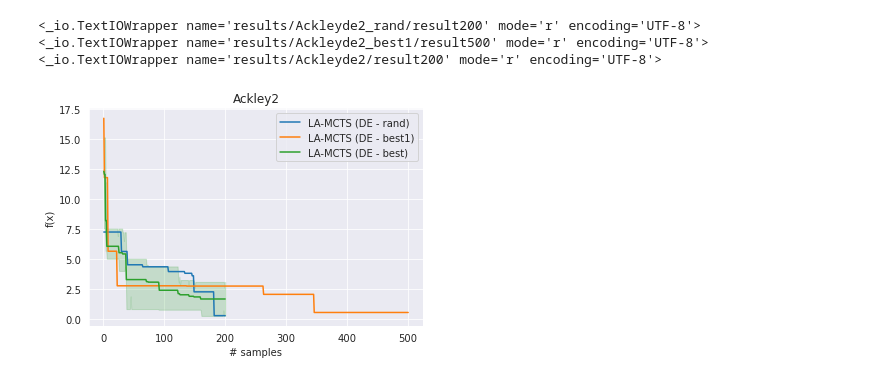
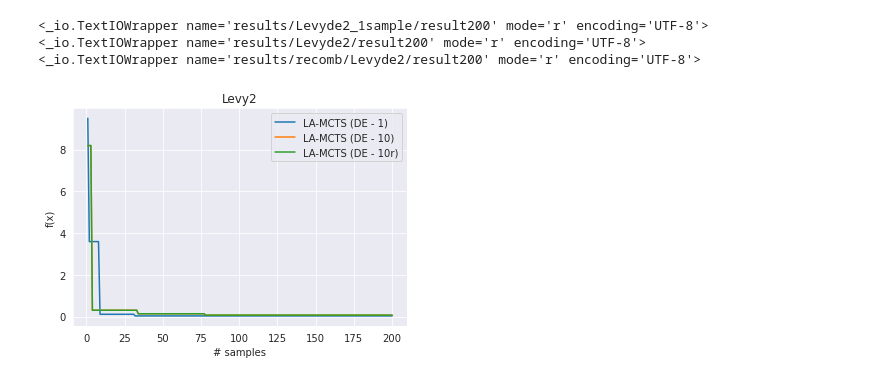
Before and after one commit to Marina-DU/LaMCTS, a Jupyter notebook: LA-MCTS/compare_solvers.ipynb, the cells around one changed output. Drawn from its saved outputs; the diff is of its cells as text; code cells hidden in the pictures.

```diff
--- a/LA-MCTS/compare_solvers.ipynb
+++ b/LA-MCTS/compare_solvers.ipynb
@@ -108,18 +156,18 @@ plt.show();
 # %%
-ackley_rand = get_dataframe('results/Ackleyde2_rand/result200')
-ackley_best1 = get_dataframe('results/Ackleyde2_best1/result500')
-ackley_best = get_dataframe('results/Ackleyde2/result200')
+levy_1 = get_dataframe('results/Levyde2_1sample/result200')
+levy_10 = get_dataframe('results/Levyde2/result200')
+levy_10_recomb = get_dataframe('results/recomb/Levyde2/result200')
 
-sns.lineplot(data=ackley_rand, x='variable', y='value', label='LA-MCTS (DE - rand)')
-sns.lineplot(data=ackley_best1, x='variable', y='value', label='LA-MCTS (DE - best1)')
-sns.lineplot(data=ackley_best, x='variable', y='value', label='LA-MCTS (DE - best)')
+sns.lineplot(data=levy_1, x='variable', y='value', label='LA-MCTS (DE - 1)')
+sns.lineplot(data=levy_10, x='variable', y='value', label='LA-MCTS (DE - 10)')
+sns.lineplot(data=levy_10, x='variable', y='value', label='LA-MCTS (DE - 10r)')
 
-plt.title('Ackley2')
+plt.title('Levy2')
 plt.xlabel('# samples')
 plt.ylabel('f(x)')
 plt.show()
 # %% [output]
-<_io.TextIOWrapper name='results/Ackleyde2_rand/result200' mode='r' encoding='UTF-8'>
-<_io.TextIOWrapper name='results/Ackleyde2_best1/result500' mode='r' encoding='UTF-8'>
-<_io.TextIOWrapper name='results/Ackleyde2/result200' mode='r' encoding='UTF-8'>
+<_io.TextIOWrapper name='results/Levyde2_1sample/result200' mode='r' encoding='UTF-8'>
+<_io.TextIOWrapper name='results/Levyde2/result200' mode='r' encoding='UTF-8'>
+<_io.TextIOWrapper name='results/recomb/Levyde2/result200' mode='r' encoding='UTF-8'>
-[figure, old version]
+[figure, new version]
```
Also changed, not shown: parts of 10 cells of this notebook, 6 other files.
